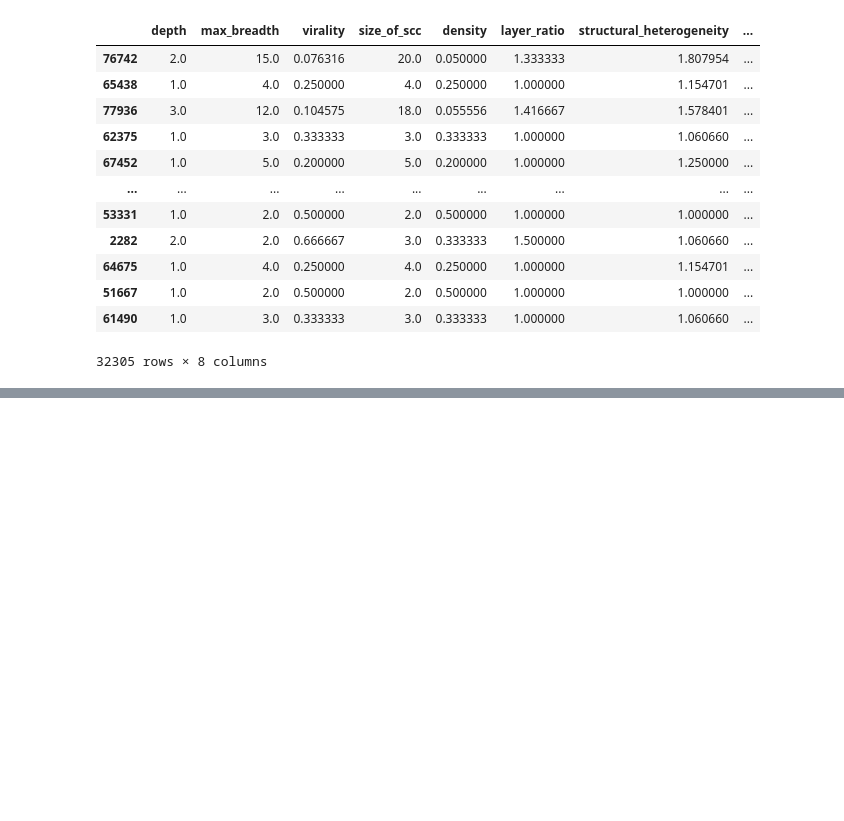
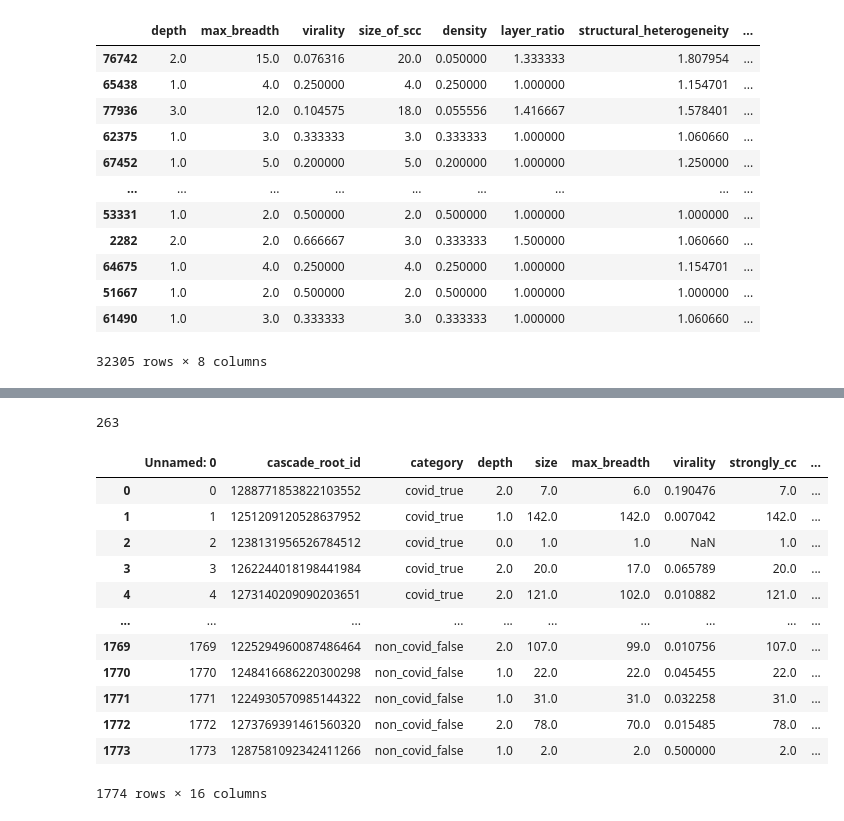
Before and after one commit to istiyaksiddiquee/thesis-work, a Jupyter notebook: RQ2/rq2.ipynb, the cells around one changed output, grey strips where cells are left out. Drawn from its saved outputs; the diff is of its cells as text; code cells hidden in the pictures; blank space fills up the shorter version.

```diff
--- a/RQ2/rq2.ipynb
+++ b/RQ2/rq2.ipynb
@@ -1782,0 +1914,4 @@ X_train_val
+# %%
+result.cnt.max()
+# %% [output]
+263
@@ -1782,0 +1920,19 @@ X_train_val
+# %%
+import pandas as pd
+
+df = pd.read_csv('./rq2_fibvid_features.csv')
+df
+# %% [output]
+|  | Unnamed: 0 | cascade_root_id | category | depth | size | max_breadth | virality | strongly_cc | ... |
+| 0 | 0 | 1288771853822103552 | covid_true | 2.0 | 7.0 | 6.0 | 0.190476 | 7.0 | ... |
+| 1 | 1 | 1251209120528637952 | covid_true | 1.0 | 142.0 | 142.0 | 0.007042 | 142.0 | ... |
+| 2 | 2 | 1238131956526784512 | covid_true | 0.0 | 1.0 | 1.0 | NaN | 1.0 | ... |
+| 3 | 3 | 1262244018198441984 | covid_true | 2.0 | 20.0 | 17.0 | 0.065789 | 20.0 | ... |
+| 4 | 4 | 1273140209090203651 | covid_true | 2.0 | 121.0 | 102.0 | 0.010882 | 121.0 | ... |
+| ... | ... | ... | ... | ... | ... | ... | ... | ... | ... |
+| 1769 | 1769 | 1225294960087486464 | non_covid_false | 2.0 | 107.0 | 99.0 | 0.010756 | 107.0 | ... |
+| 1770 | 1770 | 1248416686220300298 | non_covid_false | 1.0 | 22.0 | 22.0 | 0.045455 | 22.0 | ... |
+| 1771 | 1771 | 1224930570985144322 | non_covid_false | 1.0 | 31.0 | 31.0 | 0.032258 | 31.0 | ... |
+| 1772 | 1772 | 1273769391461560320 | non_covid_false | 2.0 | 78.0 | 70.0 | 0.015485 | 78.0 | ... |
+| 1773 | 1773 | 1287581092342411266 | non_covid_false | 1.0 | 2.0 | 2.0 | 0.500000 | 2.0 | ... |
+1774 rows × 16 columns
```
Also changed, not shown: parts of 23 cells of this notebook, 3 other files.
